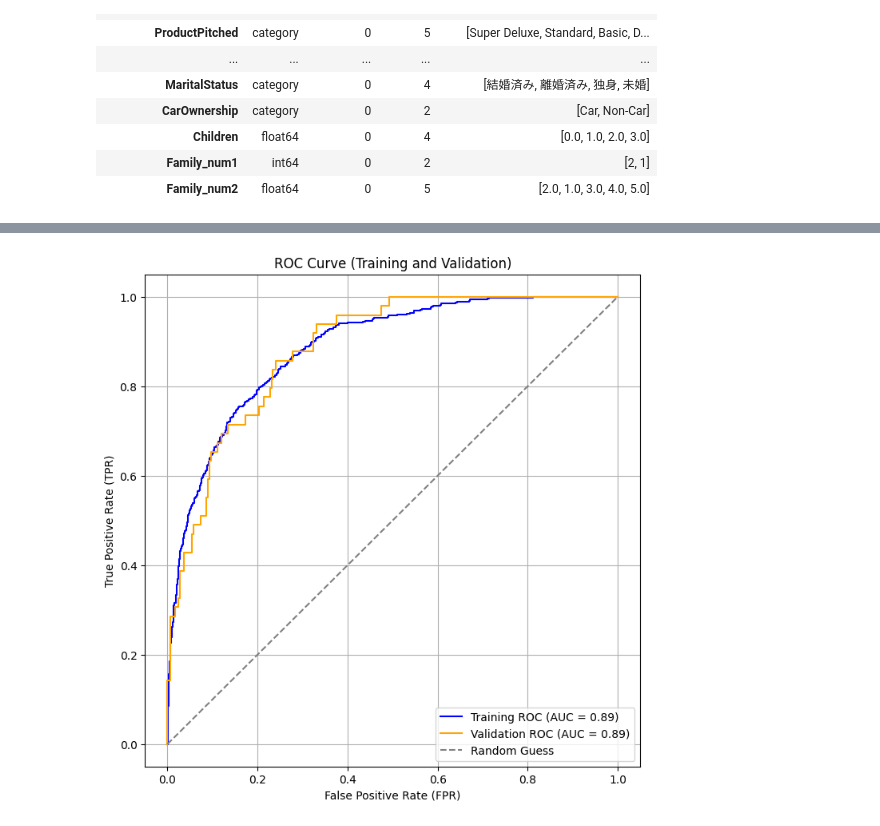
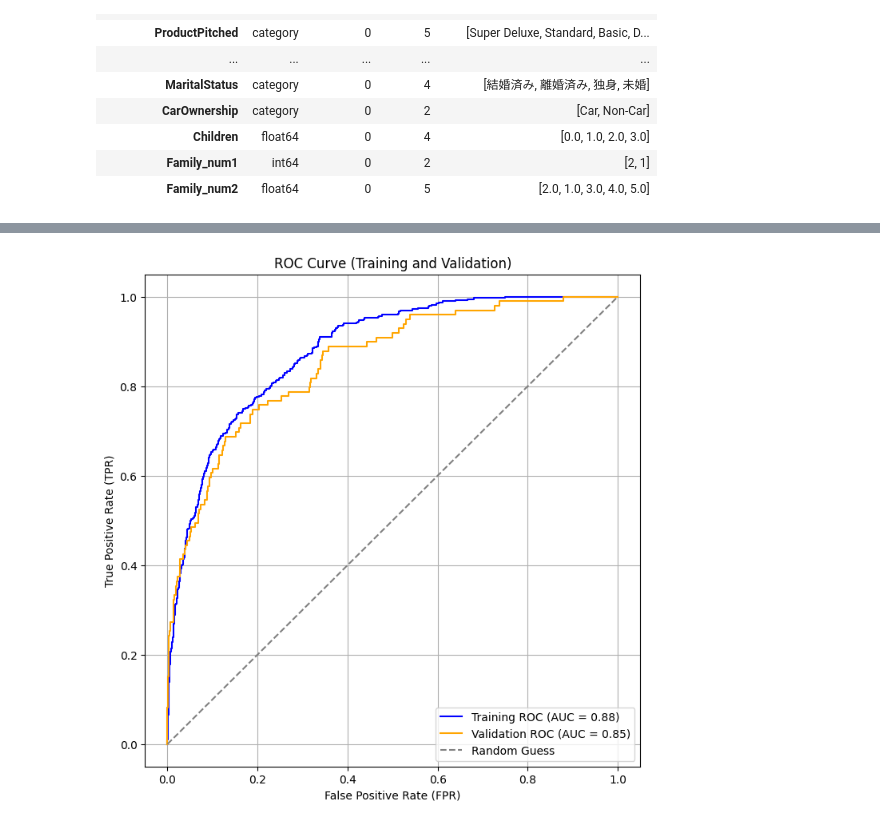
Before and after one commit to skyshine460/ProdTaken, a Jupyter notebook: ProdTaken_lightgbm2.ipynb, the cells around one changed output, grey strips where cells are left out. Cells and saved outputs as stored; diff of their text form; code cells hidden in the pictures.

```diff
--- a/ProdTaken_lightgbm2.ipynb
+++ b/ProdTaken_lightgbm2.ipynb
@@ -1380,20 +1380,21 @@ params = {
     'boosting_type': 'gbdt',
     'objective': 'binary',
     'metric': 'auc',
-    'learning_rate': 0.05,
-    'random_state': 123,
-    'num_leaves': 16,
-    'n_estimators': 1000,
+    'learning_rate': 0.01,
+    'random_state': 12,
+    'num_leaves': 20,
+    'n_estimators': 3000,
     'importance_type': 'gain',
     'verbose': -1,
-    'min_data_in_leaf': 150,
-    'max_depth': 4,
-    'lambda_l1': 0.01,
-    'lambda_l2': 0.5,
-    'feature_fraction': 0.6,
-    'bagging_fraction': 0.6,
-    'bagging_freq': 4,
+    'lambda_l1': 0.8,
+    'lambda_l2': 90,
+    'feature_fraction': 0.4,
+    'bagging_fraction': 0.8,
+    'bagging_freq': 3,
+    'subsumple': 0.8,
+    'subsample_freq': 1,
 }
+
 
 # params_cat = {
 #     'iterations': 2000,
@@ -1411,11 +1412,11 @@ params = {
 #     'min_data_in_leaf': 150,
 # }
 # %%
-models = []
+models1 = []
 metric=[]
 imp=pd.DataFrame()
-n_splits = 10
-cv = StratifiedKFold(n_splits=n_splits, shuffle=True, random_state=123)
+n_splits = 5
+cv = StratifiedKFold(n_splits=n_splits, shuffle=True, random_state=12)
 
 for nfold, (train_index, val_index) in enumerate(cv.split(x_train, y_train)):
     print('-'*20, nfold, '-'*20)
@@ -1449,7 +1450,7 @@ for nfold, (train_index, val_index) in enumerate(cv.split(x_train, y_train)):
     metric_va = roc_auc_score(y_va, y_va_pred)
 
     metric.append((nfold, metric_tr, metric_va))
-    models.append(model)
+    models1.append(model)
 
     print("Tr:", metric_tr)
     print("Va:", metric_va)
@@ -1512,32 +1790,39 @@ imp_df.sort_values('imp', ascending=False)
 # %%
 from sklearn.metrics import roc_curve, roc_auc_score
 
 def ensemble_predict(models, X):
     preds = np.zeros(X.shape[0])
     for model in models:
         preds += model.predict_proba(X)[:, 1]  # 各モデルの予測確率を加算
     preds /= len(models)  # 平均化
     return preds
 
 # アンサンブル予測の実行
-ensemble_preds_tr = ensemble_predict(models, x_tr)
-ensemble_preds_va = ensemble_predict(models, x_va)
+ensemble_preds_tr1 = ensemble_predict(models1, x_tr)
+ensemble_preds_tr2 = ensemble_predict(models2, x_tr)
+ensemble_preds_tr3 = ensemble_predict(models3, x_tr)
+ensemble_preds_tr = (ensemble_preds_tr1 + ensemble_preds_tr2 + ensemble_preds_tr3) / 3
+
+ensemble_preds_va1 = ensemble_predict(models1, x_va)
+ensemble_preds_va2 = ensemble_predict(models2, x_va)
+ensemble_preds_va3 = ensemble_predict(models3, x_va)
+ensemble_preds_va = (ensemble_preds_va1 + ensemble_preds_va2 + ensemble_preds_va3) / 3
 
 fpr_tr, tpr_tr, _ = roc_curve(y_tr, ensemble_preds_tr)
 auc_tr = roc_auc_score(y_tr, ensemble_preds_tr)
 
 fpr_va, tpr_va, _ = roc_curve(y_va, ensemble_preds_va)
 auc_va = roc_auc_score(y_va, ensemble_preds_va)
 
 plt.figure(figsize=(8, 8))
 plt.plot(fpr_tr, tpr_tr, label=f'Training ROC (AUC = {auc_tr:.2f})', color='blue')
 plt.plot(fpr_va, tpr_va, label=f'Validation ROC (AUC = {auc_va:.2f})', color='orange')
 plt.plot([0, 1], [0, 1], linestyle='--', color='gray', label='Random Guess')
 plt.xlabel('False Positive Rate (FPR)')
 plt.ylabel('True Positive Rate (TPR)')
 plt.title('ROC Curve (Training and Validation)')
 plt.legend(loc='lower right')
 plt.grid()
 plt.show()
 # %% [output]
-[figure, old version]
+[figure, new version]
```
Also changed, not shown: parts of 7 cells of this notebook.
